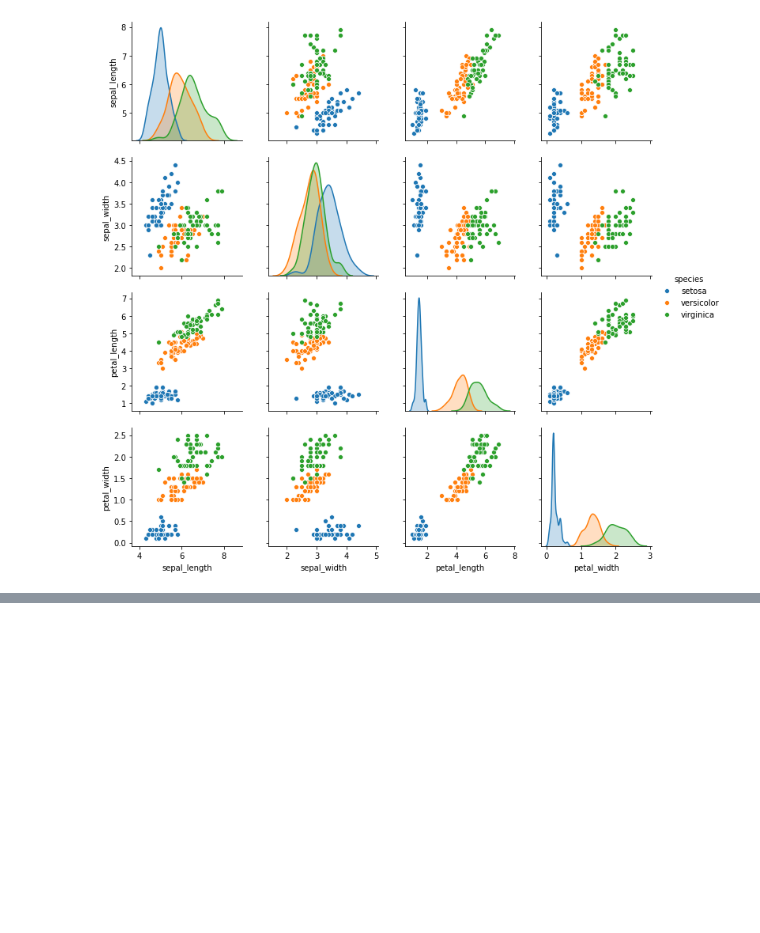
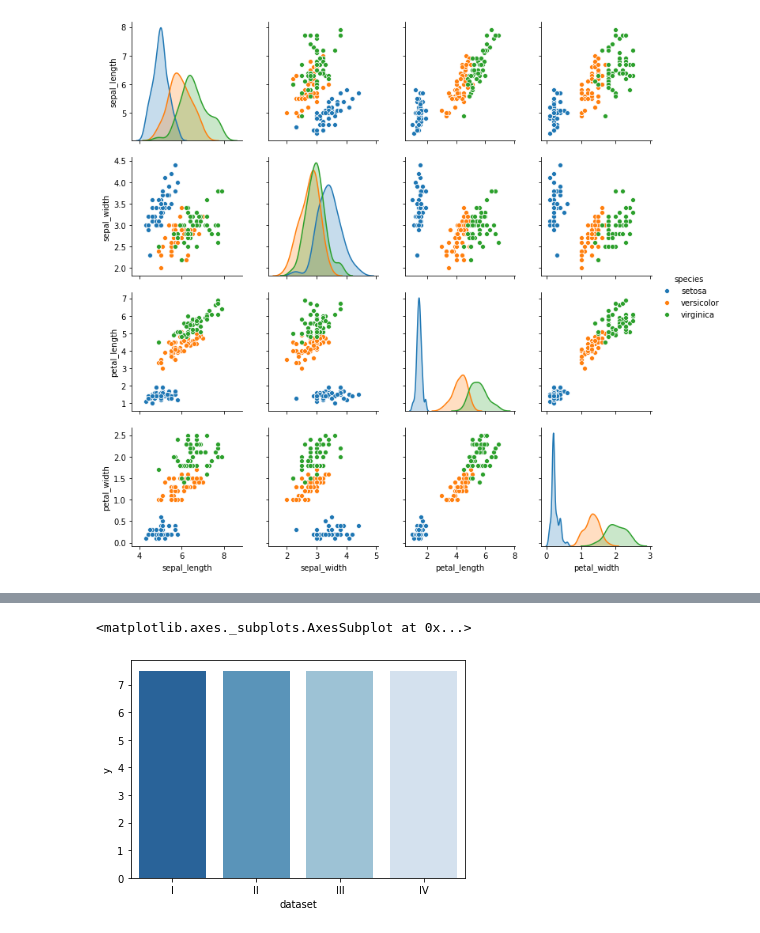
Before and after one commit to yvonneking1/python-exercises, a Jupyter notebook: 4.8.5_seaborn_exercises.ipynb, the cells around one changed output, grey strips where cells are left out. Saved outputs shown, nothing was run; the diff lists cells and outputs as text; code cells hidden in the pictures; blank space fills up the shorter version.

```diff
--- a/4.8.5_seaborn_exercises.ipynb
+++ b/4.8.5_seaborn_exercises.ipynb
@@ -48,0 +55,2 @@ sns.pairplot(iris, hue="species")
+# %%
+anscombe = sns.load_dataset('anscombe')
@@ -48,0 +76,7 @@ sns.pairplot(iris, hue="species")
+# %%
+palette = "Blues_r"
+palette1 = 'Purples'
+sns.barplot(data=anscombe, y='y', x='dataset', ci=None, palette=palette)
+# %% [output]
+<matplotlib.axes._subplots.AxesSubplot at 0x...>
+[figure, added]
```
Also changed, not shown: parts of 28 cells of this notebook.
